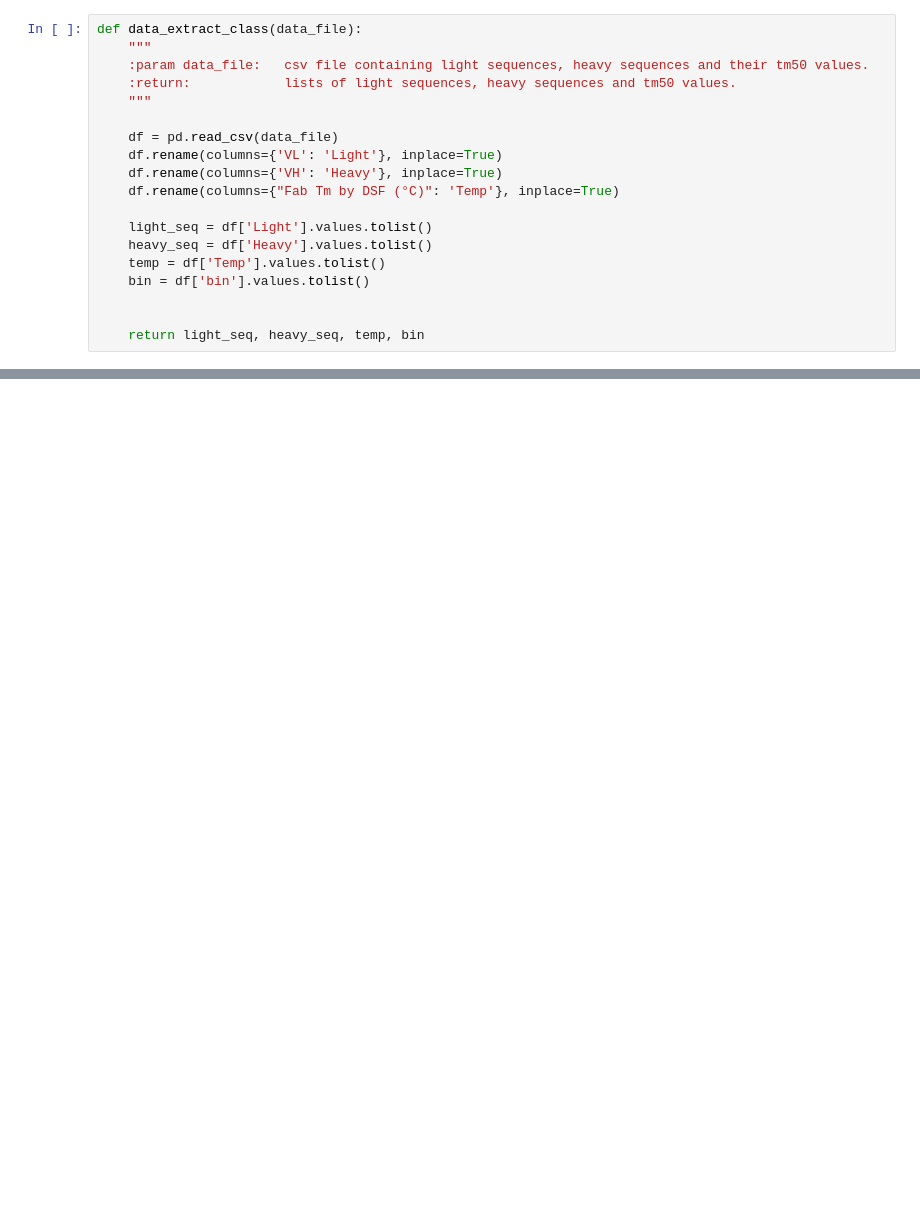
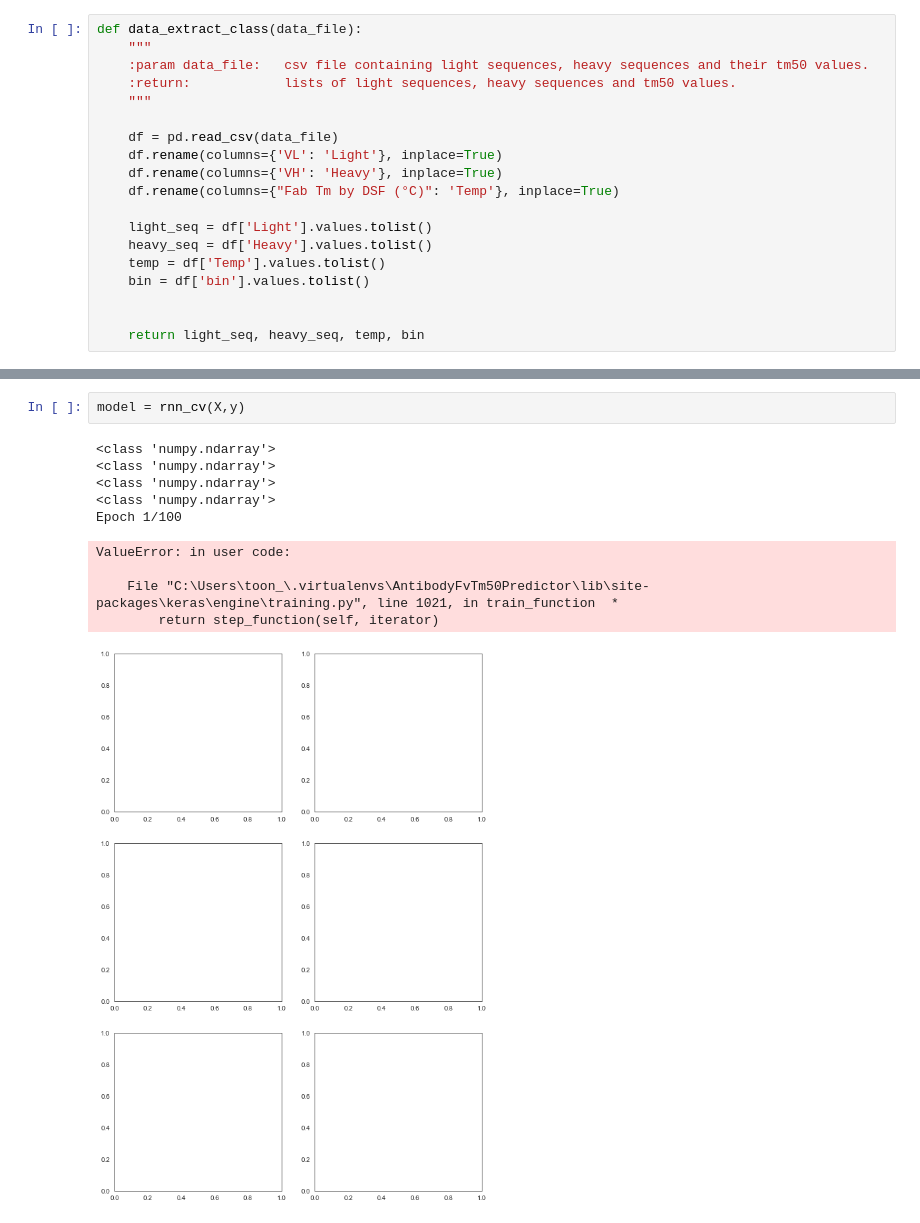
Before and after one commit to Mike-Skehan/AntibodyFvTm50Predictor, a Jupyter notebook: jupyter/rnn_classifier.ipynb, the cells around one changed output, grey strips where cells are left out. Saved outputs shown, nothing was run; the diff lists cells and outputs as text; blank space fills up the shorter version.

```diff
--- a/jupyter/rnn_classifier.ipynb
+++ b/jupyter/rnn_classifier.ipynb
@@ -123,0 +194,13 @@ def rnn_cv(X,y, num_epochs=100, batch_size=10):
+# %%
+model = rnn_cv(X,y)
+# %% [output]
+<class 'numpy.ndarray'>
+<class 'numpy.ndarray'>
+<class 'numpy.ndarray'>
+<class 'numpy.ndarray'>
+Epoch 1/100
+ValueError: in user code:
+
+    File "C:\Users\toon_\.virtualenvs\AntibodyFvTm50Predictor\lib\site-packages\keras\engine\training.py", line 1021, in train_function  *
+        return step_function(self, iterator)
+[figure, added]
```
Also changed, not shown: parts of 14 cells of this notebook, 4 other files.
